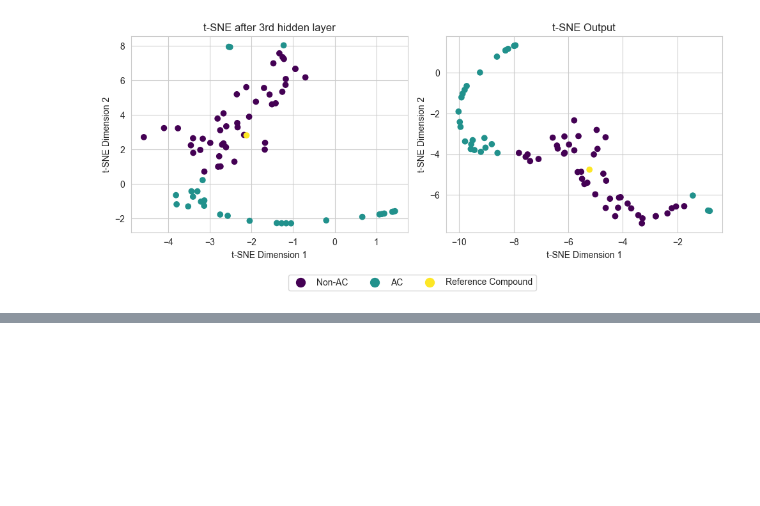
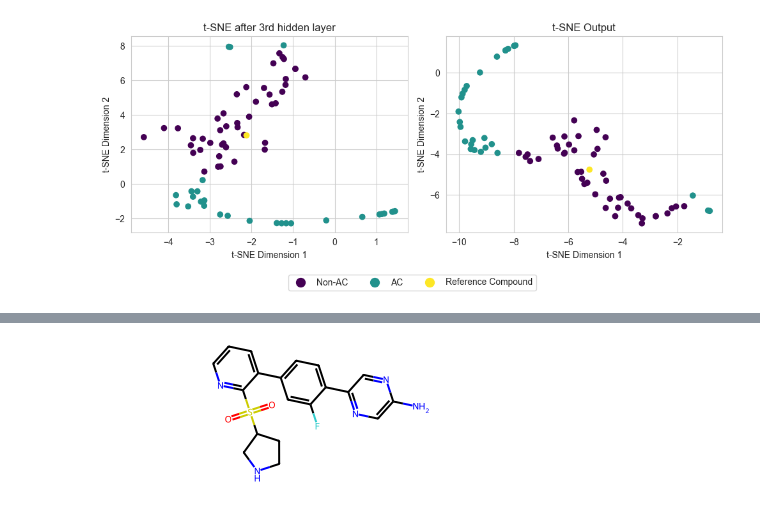
Before and after one commit to reginaib/AC-DTI, a Jupyter notebook: scripts/visualisation_bdb.ipynb, the cells around one changed output, grey strips where cells are left out. Cells and saved outputs as stored; diff of their text form; code cells hidden in the pictures; blank space fills up the shorter version.

```diff
--- a/scripts/visualisation_bdb.ipynb
+++ b/scripts/visualisation_bdb.ipynb
@@ -513,0 +775,5 @@ plt.show()
+# %%
+# group on bottom right
+MolFromSmiles(t517_d1_d.smiles2[171952])
+# %% [output]
+[figure, added]
```
Also changed, not shown: parts of 25 cells of this notebook, 1 other file.
